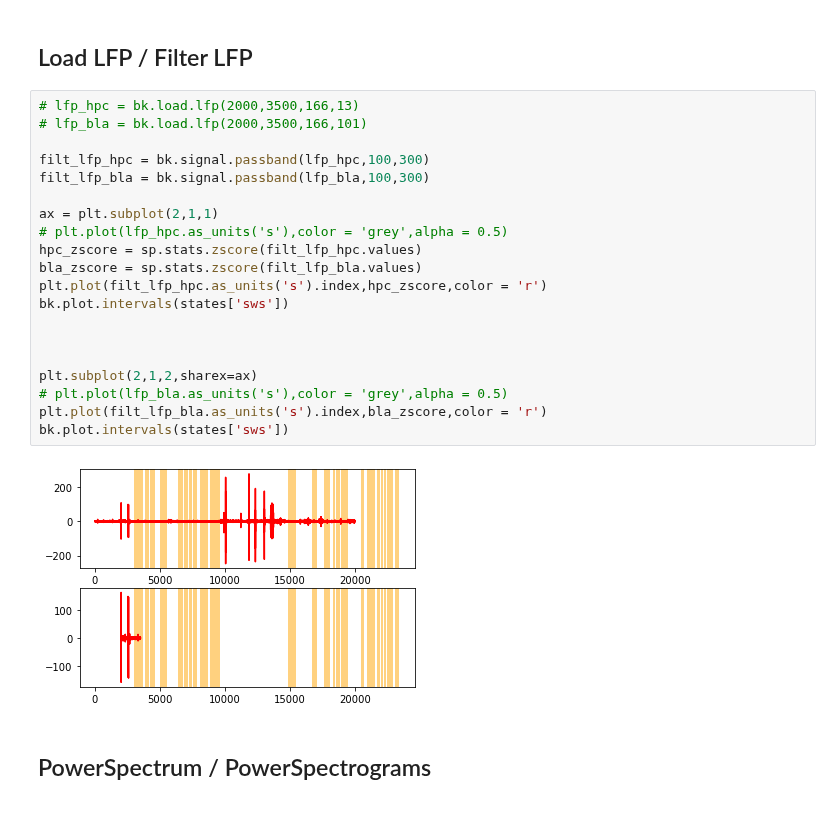
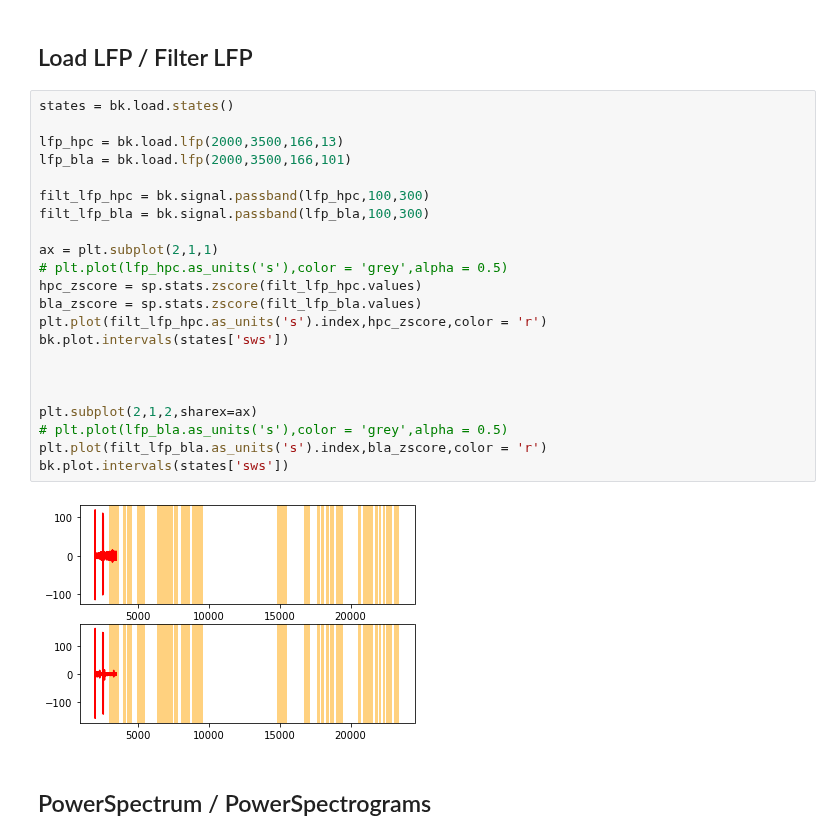
Before and after one commit to KBillel/Amy-Hpc-sleep-dynamcics-python, a Jupyter notebook: Demo.ipynb, the cells around one changed output. Saved outputs shown, nothing was run; the diff lists cells and outputs as text.

```diff
--- a/Demo.ipynb
+++ b/Demo.ipynb
@@ -37,27 +37,29 @@ Name of session :  Rat08-20130708
 # %% [markdown]
 ## Load LFP / Filter LFP
 # %%
-# lfp_hpc = bk.load.lfp(2000,3500,166,13)
-# lfp_bla = bk.load.lfp(2000,3500,166,101)
+states = bk.load.states()
+
+lfp_hpc = bk.load.lfp(2000,3500,166,13)
+lfp_bla = bk.load.lfp(2000,3500,166,101)
 
 filt_lfp_hpc = bk.signal.passband(lfp_hpc,100,300)
 filt_lfp_bla = bk.signal.passband(lfp_bla,100,300)
 
 ax = plt.subplot(2,1,1)
 # plt.plot(lfp_hpc.as_units('s'),color = 'grey',alpha = 0.5)
 hpc_zscore = sp.stats.zscore(filt_lfp_hpc.values)
 bla_zscore = sp.stats.zscore(filt_lfp_bla.values)
 plt.plot(filt_lfp_hpc.as_units('s').index,hpc_zscore,color = 'r')
 bk.plot.intervals(states['sws'])
 
 
 
 plt.subplot(2,1,2,sharex=ax)
 # plt.plot(lfp_bla.as_units('s'),color = 'grey',alpha = 0.5)
 plt.plot(filt_lfp_bla.as_units('s').index,bla_zscore,color = 'r')
 bk.plot.intervals(states['sws'])
 # %% [output]
-[figure, old version]
+[figure, new version]
 # %% [markdown]
 ## PowerSpectrum / PowerSpectrograms
 # %%
```
Also changed, not shown: 9 other files.
